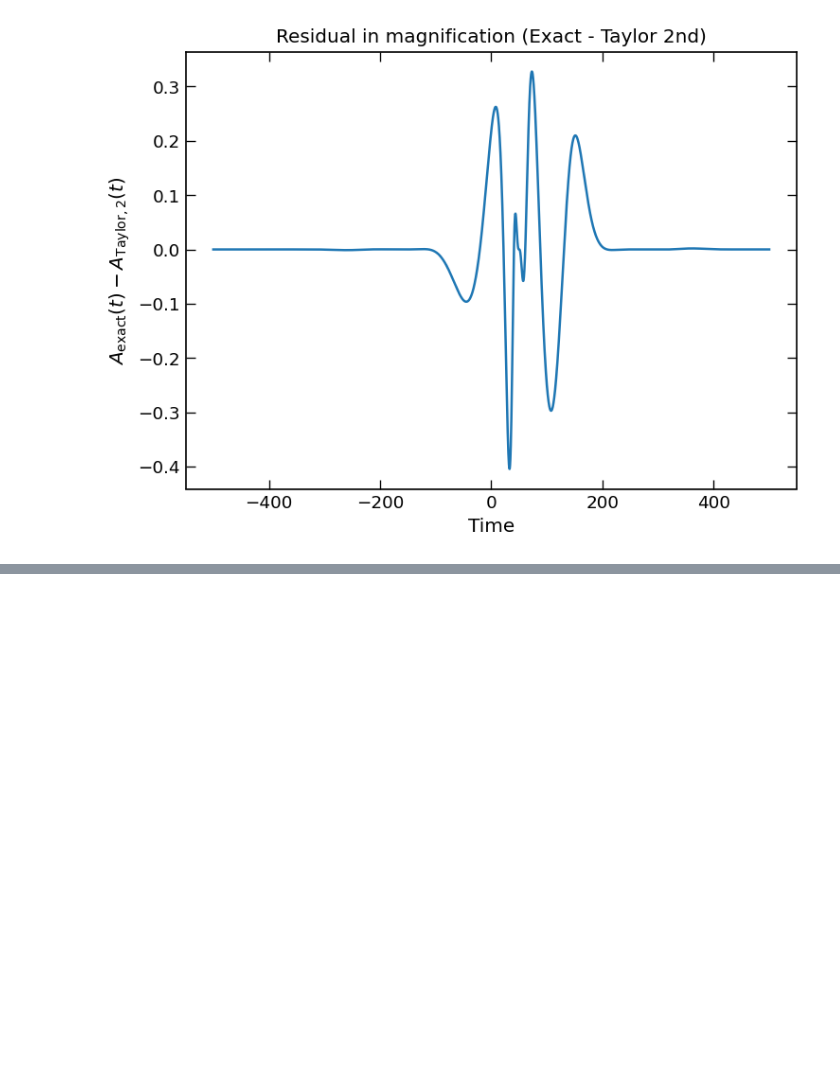
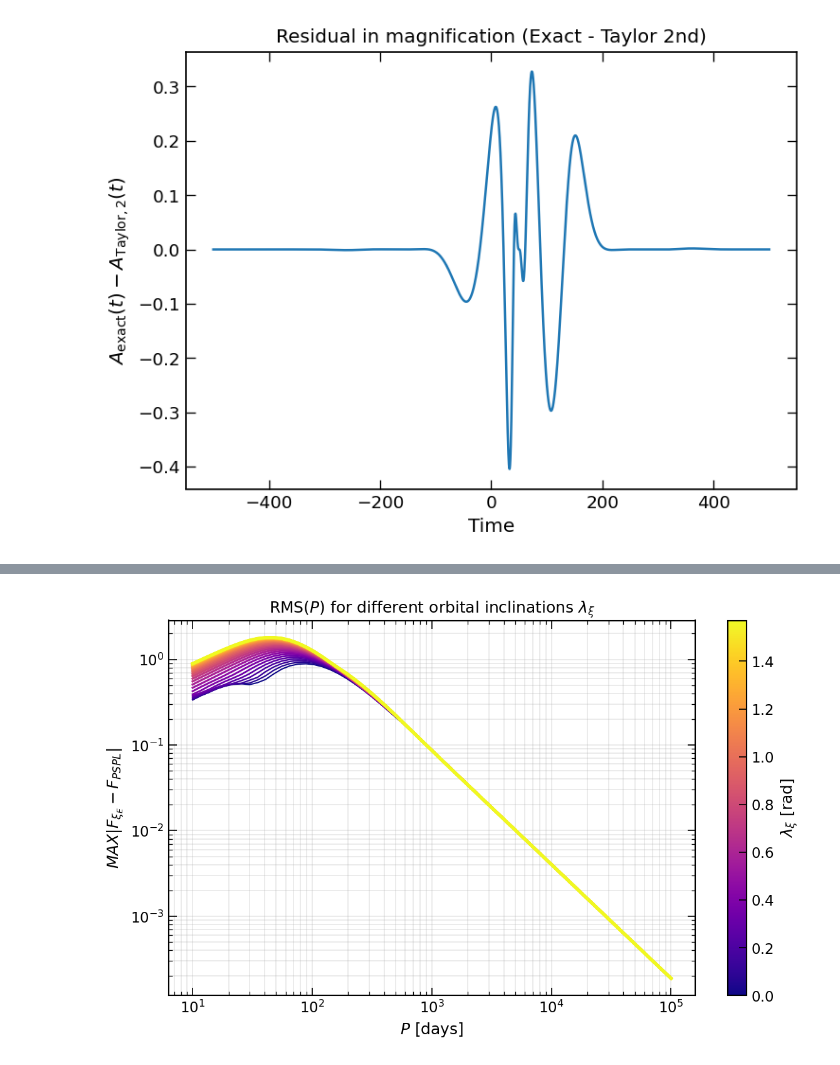
Before and after one commit to anibal-art/binary_source, a Jupyter notebook: binary_source/degeneracy_fit.ipynb, the cells around one changed output, grey strips where cells are left out. Drawn from its saved outputs; the diff is of its cells as text; code cells hidden in the pictures; blank space fills up the shorter version.

```diff
--- a/binary_source/degeneracy_fit.ipynb
+++ b/binary_source/degeneracy_fit.ipynb
@@ -990,0 +1156,63 @@ A_exact, A_T2 = plot_case2_taylor2_vs_exact(
+# %%
+import glob
+import numpy as np
+import matplotlib.pyplot as plt
+import matplotlib.cm as cm
+import matplotlib.colors as colors
+
+pattern = "scan_kepler_lambda_*.npz"
+files = sorted(glob.glob(pattern))
+
+fig, ax = plt.subplots(figsize=(8,5))
+
+data_list = []
+lambda_values = []
+
+for fn in files:
+    d = np.load(fn, allow_pickle=False)
+    # print(d)
+    P_grid = d["P_grid"].astype(float)
+    RMS = d["MAXABS"].astype(float)
+    SUCCESS = d["SUCCESS"].astype(bool)
+    truth = d["truth"].astype(float)
+
+    lambda_xi = float(truth[4])
+
+    m = SUCCESS & np.isfinite(RMS)
+    if not np.any(m):
+        continue
+
+    idx = np.argsort(P_grid[m])
+    Pp = P_grid[m][idx]
+    Rp = RMS[m][idx]
+
+    lambda_values.append(lambda_xi)
+    data_list.append((lambda_xi, Pp, Rp))
+
+lambda_values = np.array(lambda_values)
+
+# Colormap físico
+norm = colors.Normalize(vmin=0.0, vmax=0.5*np.pi)
+cmap = cm.plasma
+
+for lambda_xi, Pp, Rp in data_list:
+    color = cmap(norm(lambda_xi))
+    lw = 1.0 + 1.5*(lambda_xi/(0.5*np.pi))
+    ax.semilogx(Pp, Rp, color=color, linewidth=lw)
+
+ax.set_xlabel(r"$P$ [days]")
+ax.set_ylabel(r"$MAX|F_{\xi_E}-F_{PSPL}|$")
+ax.set_yscale("log")
+ax.grid(True, which="both", alpha=0.3)
+ax.set_title(r"RMS($P$) for different orbital inclinations $\lambda_\xi$")
+
+# 🔹 Colorbar asociada correctamente al eje
+sm = cm.ScalarMappable(norm=norm, cmap=cmap)
+sm.set_array([])
+cbar = fig.colorbar(sm, ax=ax)
+cbar.set_label(r"$\lambda_\xi$ [rad]")
+
+plt.tight_layout()
+plt.show()
+# %% [output]
+[figure, added]
```
Also changed, not shown: parts of 4 cells of this notebook, 1 other file.
